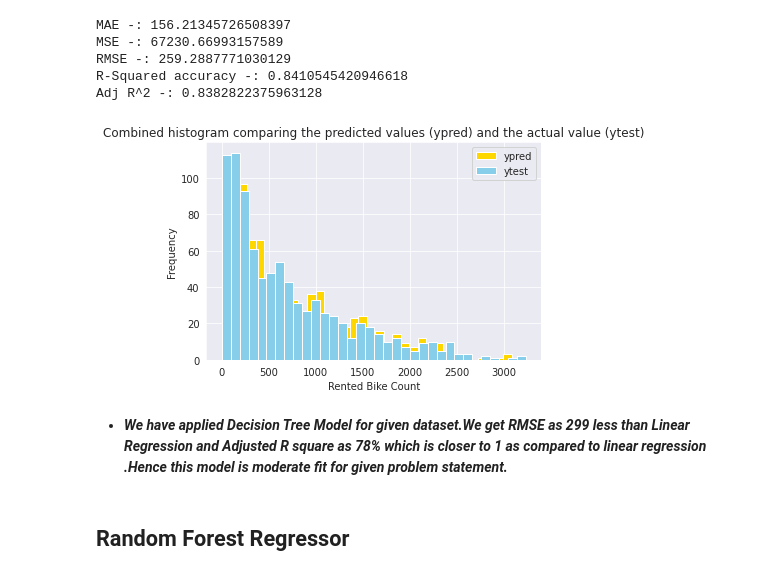
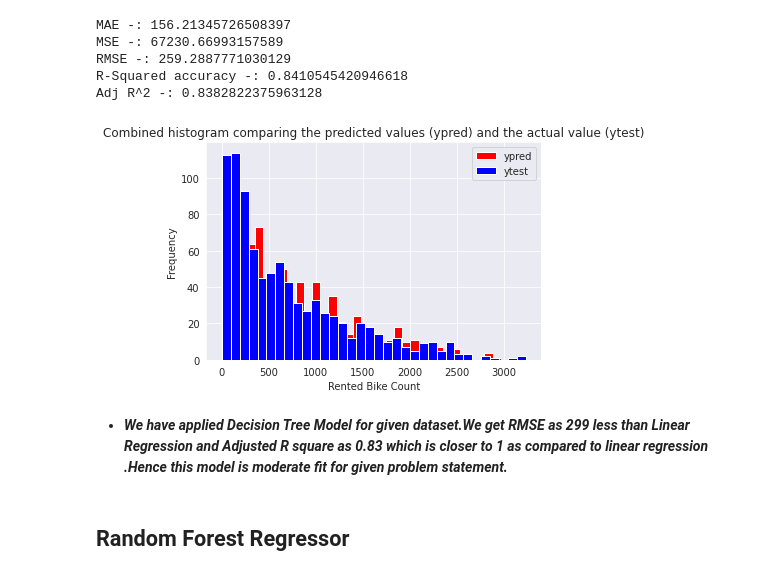
Before and after one commit to LikhithRam/Bike-demand-prediction, a Jupyter notebook: ML_Regression_Capstone__Project.ipynb, the cells around one changed output. Drawn from its saved outputs; the diff is of its cells as text; code cells hidden in the pictures.

```diff
--- a/ML_Regression_Capstone__Project.ipynb
+++ b/ML_Regression_Capstone__Project.ipynb
@@ -604,17 +597,17 @@ RMSE -: 259.2887771030129
 R-Squared accuracy -: 0.8410545420946618
 Adj R^2 -: 0.8382822375963128
 # %%
-plt.hist(ypred, bins=34, color = "gold")
-plt.hist(ytest, bins=34, color = 'skyblue')
+plt.hist(ypred, bins=34, color = "red")
+plt.hist(ytest, bins=34, color = 'blue')
 plt.legend(["ypred", "ytest"])
 plt.xlabel("Rented Bike Count")
 plt.ylabel("Frequency")
 plt.title("Combined histogram comparing the predicted values (ypred) and the actual value (ytest)")
 plt.show()
 # %% [output]
-[figure, old version]
+[figure, new version]
 # %% [markdown]
-- ***We have applied Decision Tree Model for given dataset.We get RMSE as 299 less than Linear Regression and Adjusted R square as 78% which is closer to 1 as compared to linear regression .Hence this model is moderate fit for given problem statement.***
+- ***We have applied Decision Tree Model for given dataset.We get RMSE as 299 less than Linear Regression and Adjusted R square as 0.83 which is closer to 1 as compared to linear regression .Hence this model is moderate fit for given problem statement.***
 # %% [markdown]
 ## Random Forest Regressor
 # %%
```
Also changed, not shown: parts of 34 cells of this notebook.
